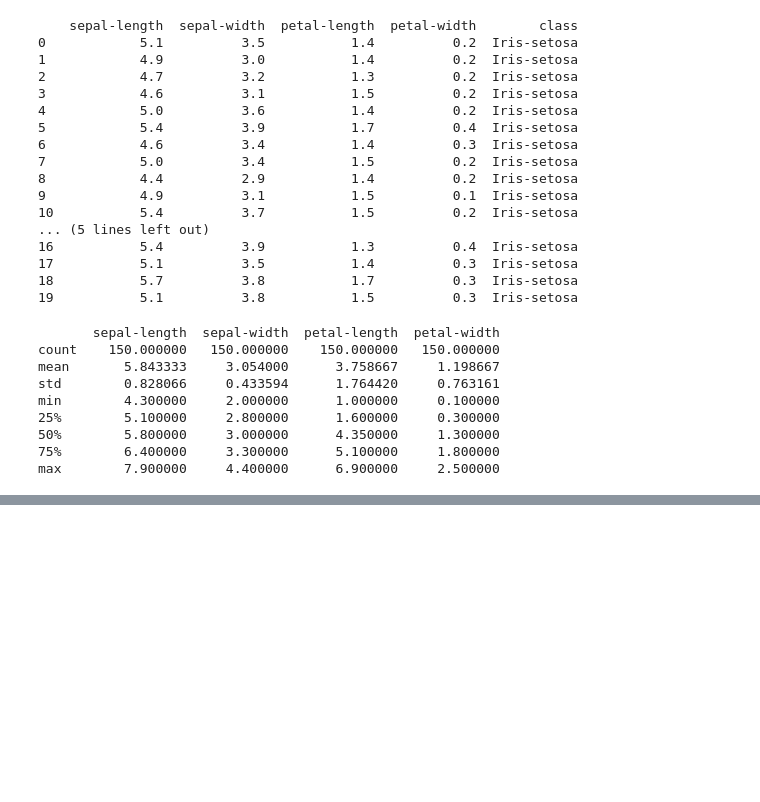
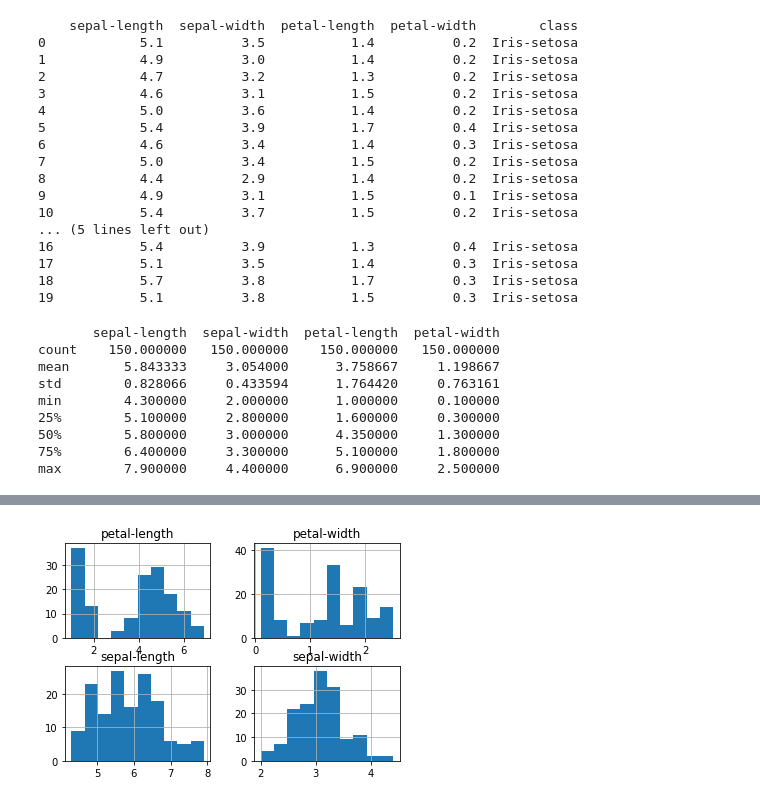
Before and after one commit to Ridi113/first_machine_learning_project_iris_flower, a Jupyter notebook: irisFlower.ipynb, the cells around one changed output, grey strips where cells are left out. Saved outputs shown, nothing was run; the diff lists cells and outputs as text; code cells hidden in the pictures; blank space fills up the shorter version.

```diff
--- a/irisFlower.ipynb
+++ b/irisFlower.ipynb
@@ -62,0 +78,6 @@ max        7.900000     4.400000      6.900000     2.500000
+# %%
+# histograms
+dataset.hist()
+pyplot.show()
+# %% [output]
+[figure, added]
```
Also changed, not shown: parts of 3 cells of this notebook.
